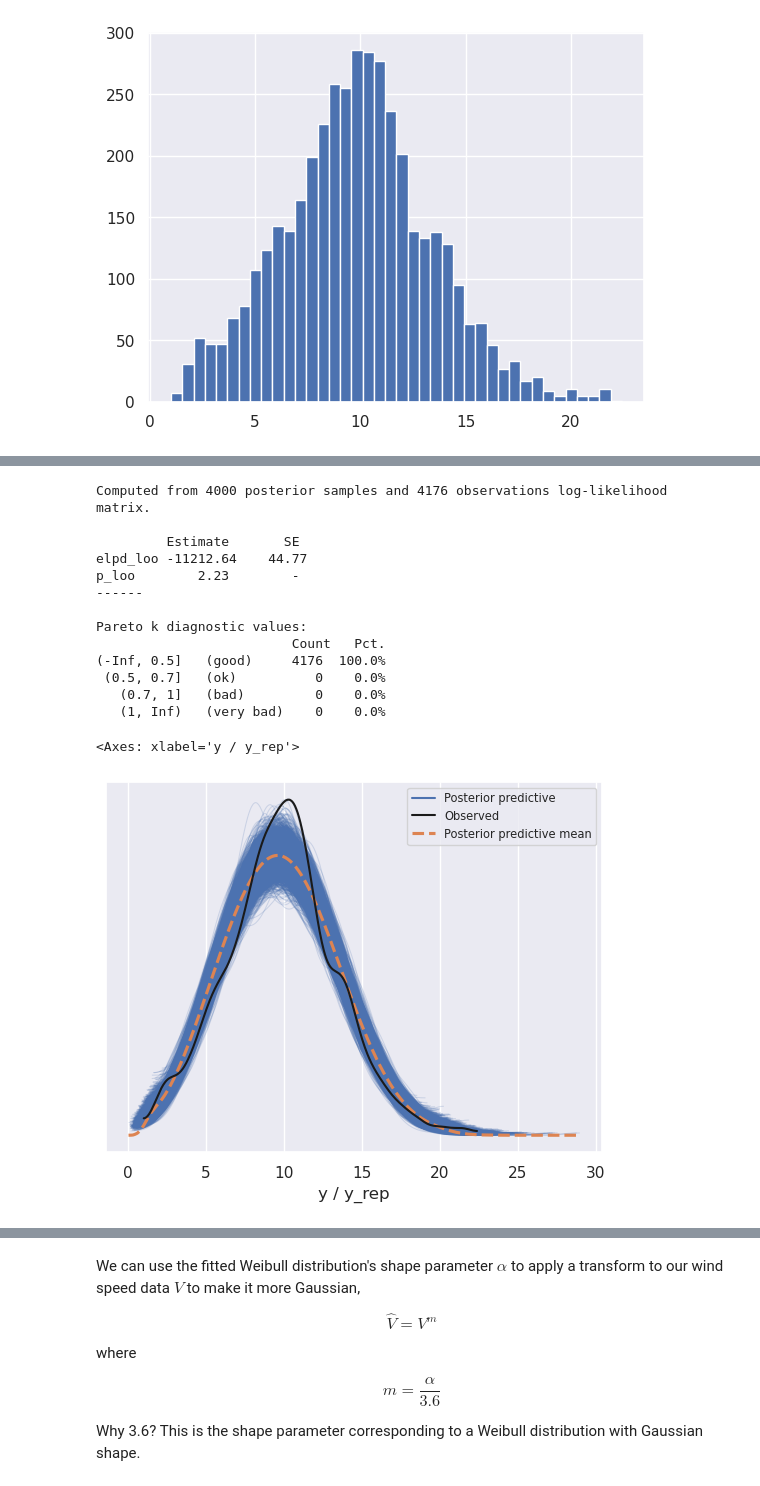
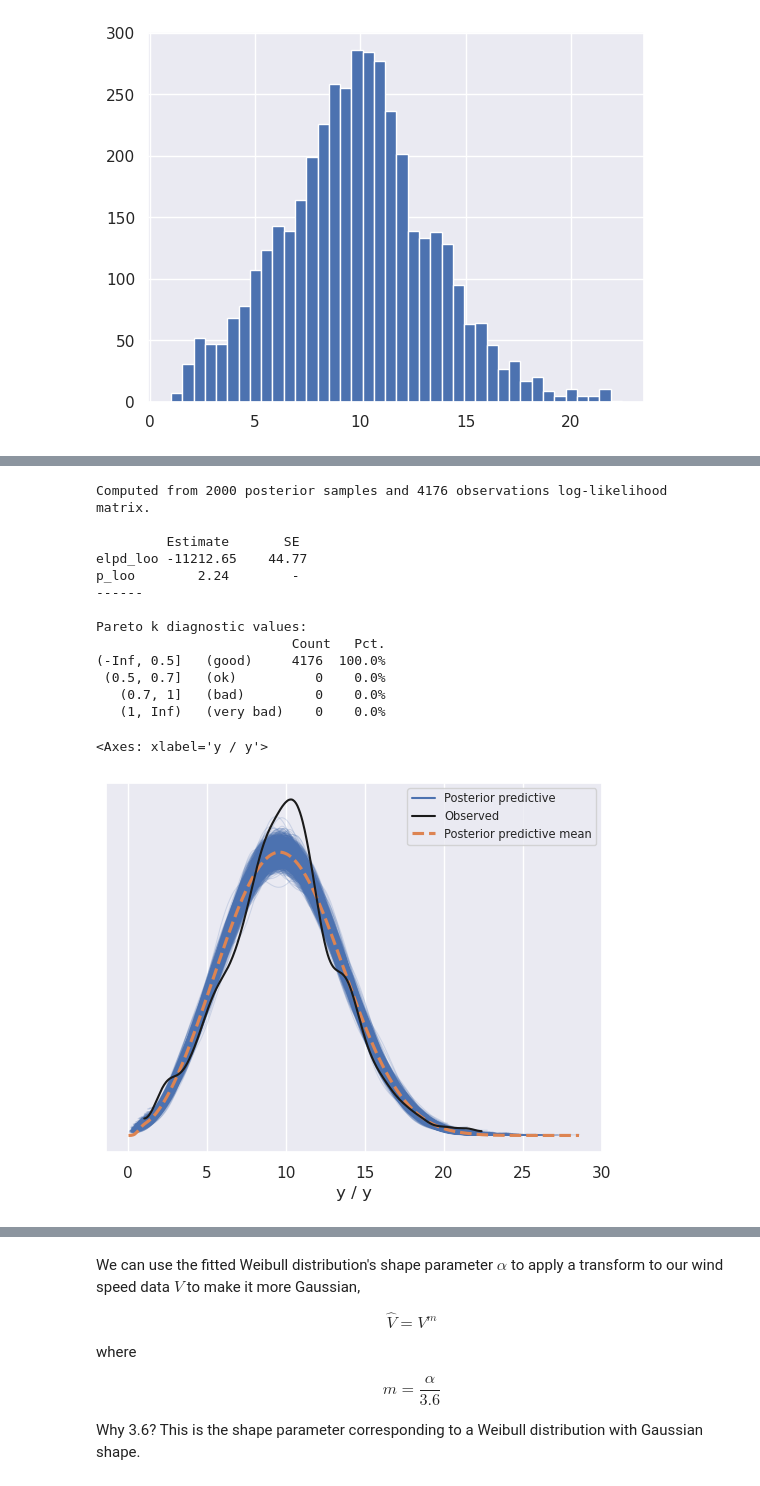
Before and after one commit to camirmas/REStats, a Jupyter notebook: REStats/notebooks/forecast.ipynb, the cells around one changed output, grey strips where cells are left out. Saved outputs shown, nothing was run; the diff lists cells and outputs as text; code cells hidden in the pictures.

Commit message:
Rework forecast model to use `statsmodels`

```diff
--- a/REStats/notebooks/forecast.ipynb
+++ b/REStats/notebooks/forecast.ipynb
@@ -170,8 +44,0 @@ Consider re-running with show_console=True if the above output is unclear!
-# %%
-idata_wb = az.from_cmdstanpy(
-    fit,
-    posterior_predictive="y_rep",
-    observed_data={"y": input_data["y"]},
-    log_likelihood="log_lik"
-)
-az.plot_trace(idata_wb)
@@ -183,0 +45,9 @@ array([[<Axes: title={'center': 'alpha'}>,
+# %%
+with pm.Model() as model_wb:
+    alpha = pm.Normal("alpha", 2, 2) # fairly informative priors
+    sigma = pm.Normal("sigma", 10, 3)
+    y = pm.Weibull("y", alpha, sigma, observed=ws.values)
+
+    idata_wb = pm.sample()
+    pm.sample_posterior_predictive(idata_wb, extend_inferencedata=True)
+    pm.compute_log_likelihood(idata_wb)
@@ -184,11 +73,11 @@ array([[<Axes: title={'center': 'alpha'}>,
 # %%
 az.loo(idata_wb)
 # %% [output]
-Computed from 4000 posterior samples and 4176 observations log-likelihood matrix.
+Computed from 2000 posterior samples and 4176 observations log-likelihood matrix.
 
          Estimate       SE
-elpd_loo -11212.64    44.77
-p_loo        2.23        -
+elpd_loo -11212.65    44.77
+p_loo        2.24        -
 ------
 
 Pareto k diagnostic values:
@@ -198,10 +87,10 @@ Pareto k diagnostic values:
    (0.7, 1]   (bad)         0    0.0%
    (1, Inf)   (very bad)    0    0.0%
 # %%
-az.plot_ppc(idata_wb, data_pairs={"y": "y_rep"})
+az.plot_ppc(idata_wb)
 # %% [output]
-<Axes: xlabel='y / y_rep'>
+<Axes: xlabel='y / y'>
-[figure, old version]
+[figure, new version]
 # %%
 shape = idata_wb.posterior.alpha.mean(["chain", "draw"]).item(0)
 scale = idata_wb.posterior.sigma.mean(["chain", "draw"]).item(0)
```
Also changed, not shown: parts of 56 cells of this notebook, 3 other files.
